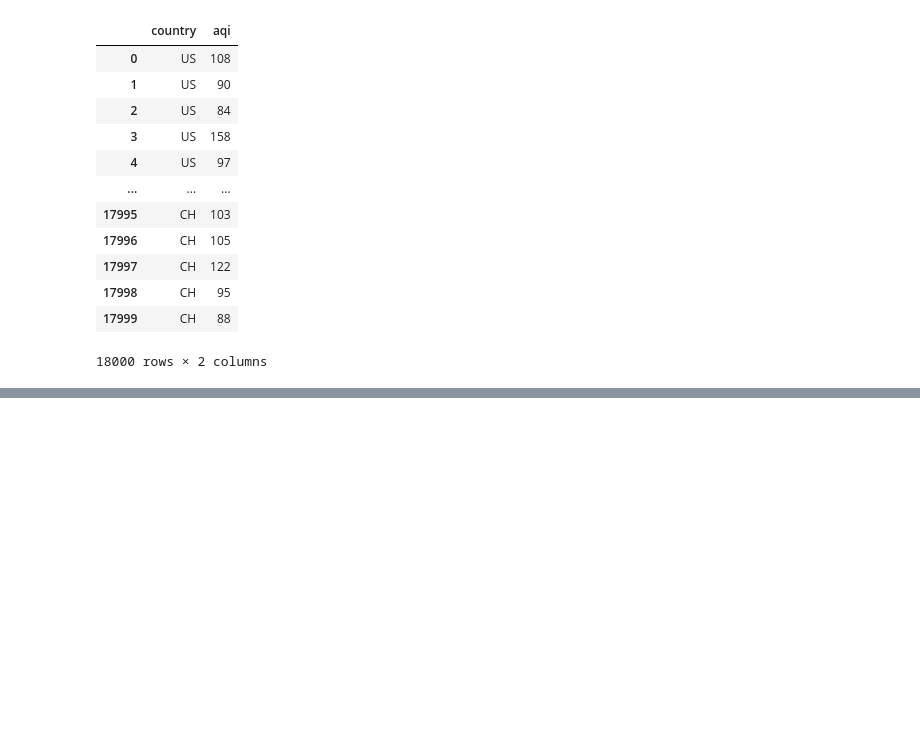
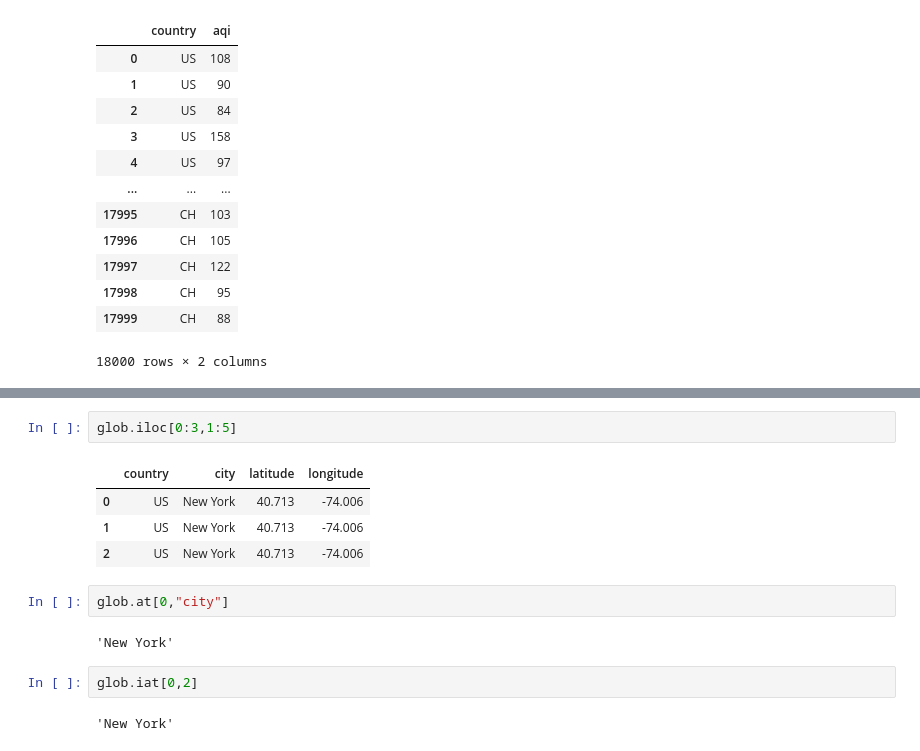
Before and after one commit to Vaibhavsharma001/python-practice, a Jupyter notebook: PYTHON LIBRARIES/PANDAS/3_DataFrames.ipynb, the cells around one changed output, grey strips where cells are left out. Saved outputs shown, nothing was run; the diff lists cells and outputs as text; blank space fills up the shorter version.

```diff
--- a/PYTHON LIBRARIES/PANDAS/3_DataFrames.ipynb
+++ b/PYTHON LIBRARIES/PANDAS/3_DataFrames.ipynb
@@ -224,0 +275,15 @@ glob[["country", "aqi"]]
+# %%
+glob.iloc[0:3,1:5]
+# %% [output]
+|  | country | city | latitude | longitude |
+| 0 | US | New York | 40.713 | -74.006 |
+| 1 | US | New York | 40.713 | -74.006 |
+| 2 | US | New York | 40.713 | -74.006 |
+# %%
+glob.at[0,"city"]
+# %% [output]
+'New York'
+# %%
+glob.iat[0,2]
+# %% [output]
+'New York'
```
Also changed, not shown: parts of 6 cells of this notebook.
